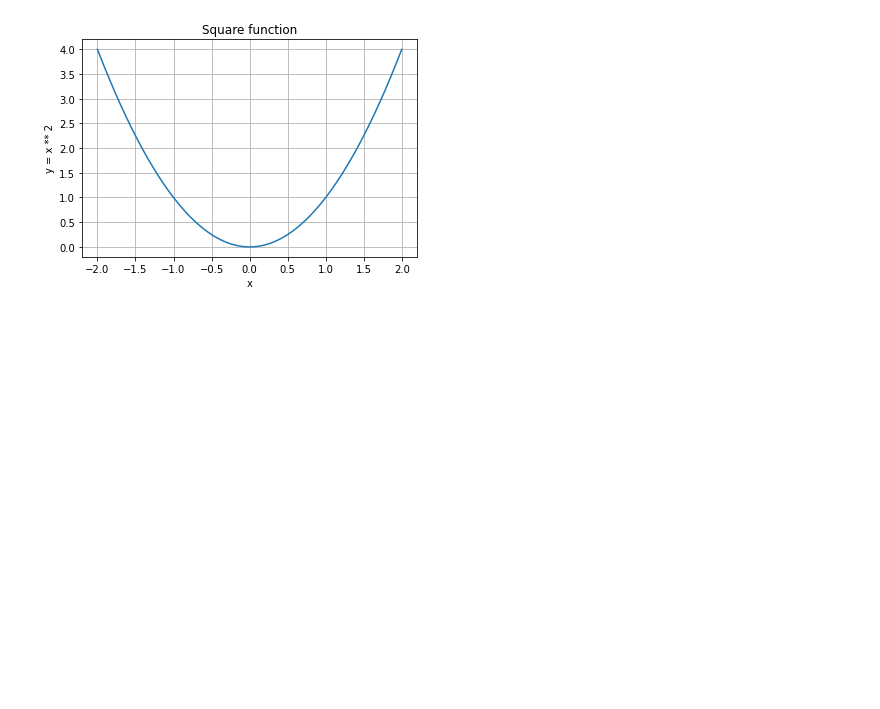
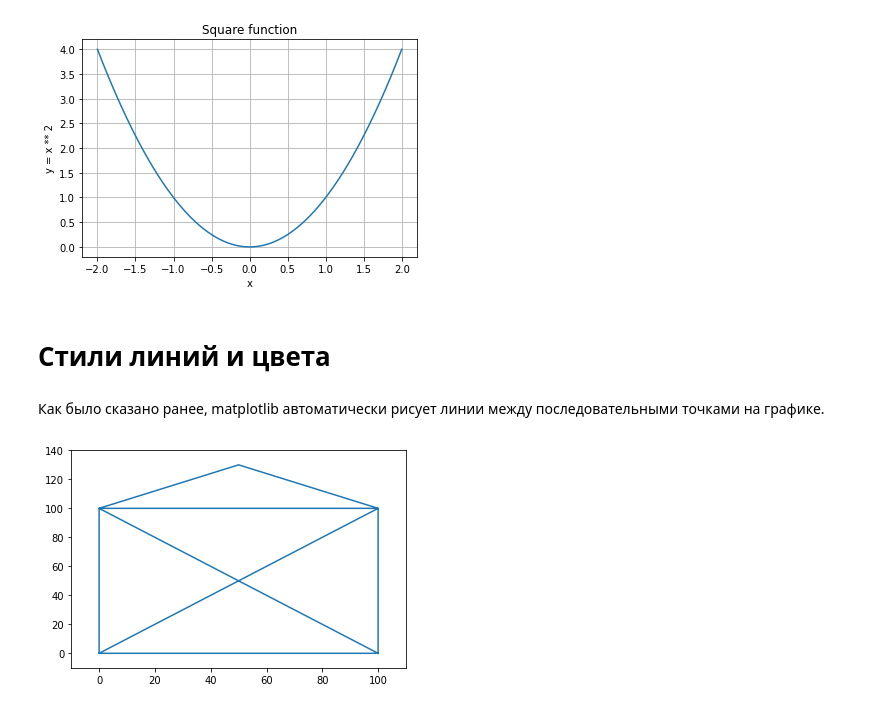
Before and after one commit to Lpshkn/Tutors, a Jupyter notebook: Matplotlib/Introducing.ipynb, the cells around one changed output. Drawn from its saved outputs; the diff is of its cells as text; code cells hidden in the pictures; blank space fills up the shorter version.

```diff
--- a/Matplotlib/Introducing.ipynb
+++ b/Matplotlib/Introducing.ipynb
@@ -59,3 +67,13 @@ plt.grid(True)
 plt.show()
 # %% [output]
 [figure]
+# %% [markdown]
+# Стили линий и цвета
+# %% [markdown]
+Как было сказано ранее, matplotlib автоматически рисует линии между последовательными точками на графике.
+# %%
+plt.plot([0, 100, 100, 0, 0, 100, 50, 0, 100], [0, 0, 100, 100, 0, 100, 130, 100, 0])
+plt.axis([-10, 110, -10, 140])
+plt.show()
+# %% [output]
+[figure, added]
```
Also changed, not shown: parts of 16 cells of this notebook.
